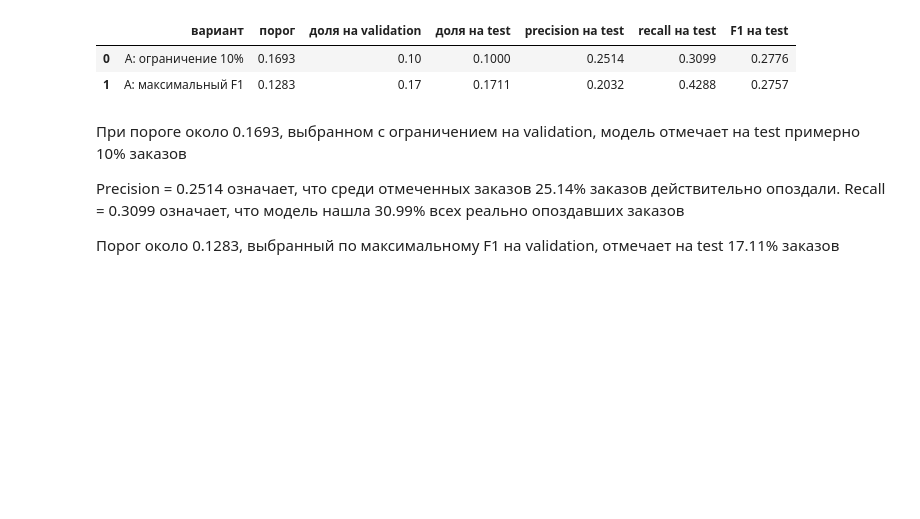
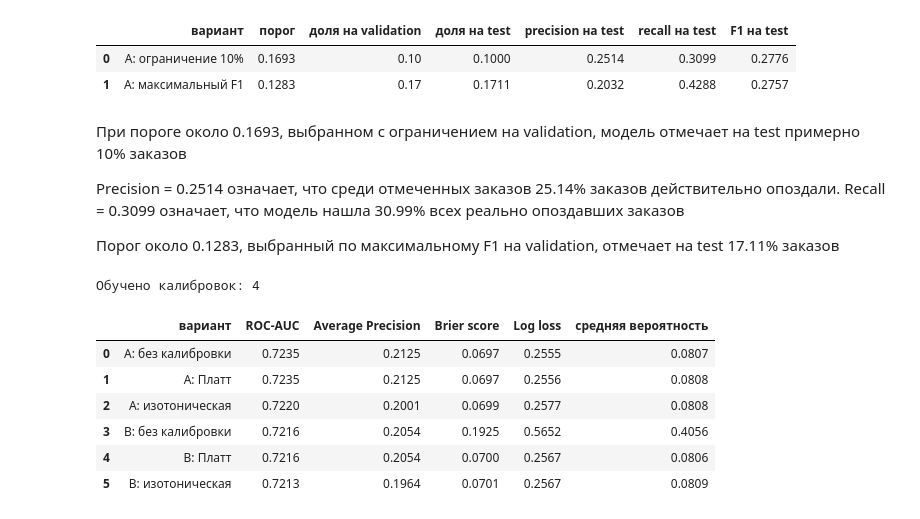
Before and after one commit to MikhailGeras/module0, a Jupyter notebook: ДЗ3.ipynb, the cells around one changed output. Cells and saved outputs as stored; diff of their text form; code cells hidden in the pictures; blank space fills up the shorter version.

```diff
--- a/ДЗ3.ipynb
+++ b/ДЗ3.ipynb
@@ -285,0 +296,50 @@ Precision = 0.2514 означает, что среди отмеченных за
+# %%
+calibrated_models = {}
+
+for model_name, model in [("A", model_a), ("B", model_b)]:
+    for method in ["sigmoid", "isotonic"]:
+        calibrated = CalibratedClassifierCV(
+            estimator=FrozenEstimator(model),
+            method=method,
+        )
+
+        calibrated.fit(X_val, y_val)
+
+        calibrated_models[(model_name, method)] = calibrated
+
+print("Обучено калибровок:", len(calibrated_models))
+# %% [output]
+Обучено калибровок: 4
+# %%
+test_probabilities = {
+    "A: без калибровки": p_test_a,
+    "A: Платт": calibrated_models[("A", "sigmoid")].predict_proba(X_test)[:, 1],
+    "A: изотоническая": calibrated_models[("A", "isotonic")].predict_proba(X_test)[:, 1],
+    "B: без калибровки": p_test_b,
+    "B: Платт": calibrated_models[("B", "sigmoid")].predict_proba(X_test)[:, 1],
+    "B: изотоническая": calibrated_models[("B", "isotonic")].predict_proba(X_test)[:, 1],
+}
+
+calibration_results = []
+
+for name, probabilities in test_probabilities.items():
+    calibration_results.append({
+        "вариант": name,
+        "ROC-AUC": roc_auc_score(y_test, probabilities),
+        "Average Precision": average_precision_score(y_test, probabilities),
+        "Brier score": brier_score_loss(y_test, probabilities),
+        "Log loss": log_loss(y_test, probabilities),
+        "средняя вероятность": probabilities.mean(),
+    })
+
+calibration_table = pd.DataFrame(calibration_results)
+
+display(calibration_table.round(4))
+# %% [output]
+|  | вариант | ROC-AUC | Average Precision | Brier score | Log loss | средняя вероятность |
+| 0 | A: без калибровки | 0.7235 | 0.2125 | 0.0697 | 0.2555 | 0.0807 |
+| 1 | A: Платт | 0.7235 | 0.2125 | 0.0697 | 0.2556 | 0.0808 |
+| 2 | A: изотоническая | 0.7220 | 0.2001 | 0.0699 | 0.2577 | 0.0808 |
+| 3 | B: без калибровки | 0.7216 | 0.2054 | 0.1925 | 0.5652 | 0.4056 |
+| 4 | B: Платт | 0.7216 | 0.2054 | 0.0700 | 0.2567 | 0.0806 |
+| 5 | B: изотоническая | 0.7213 | 0.1964 | 0.0701 | 0.2567 | 0.0809 |
```
Also changed, not shown: parts of 2 cells of this notebook.
